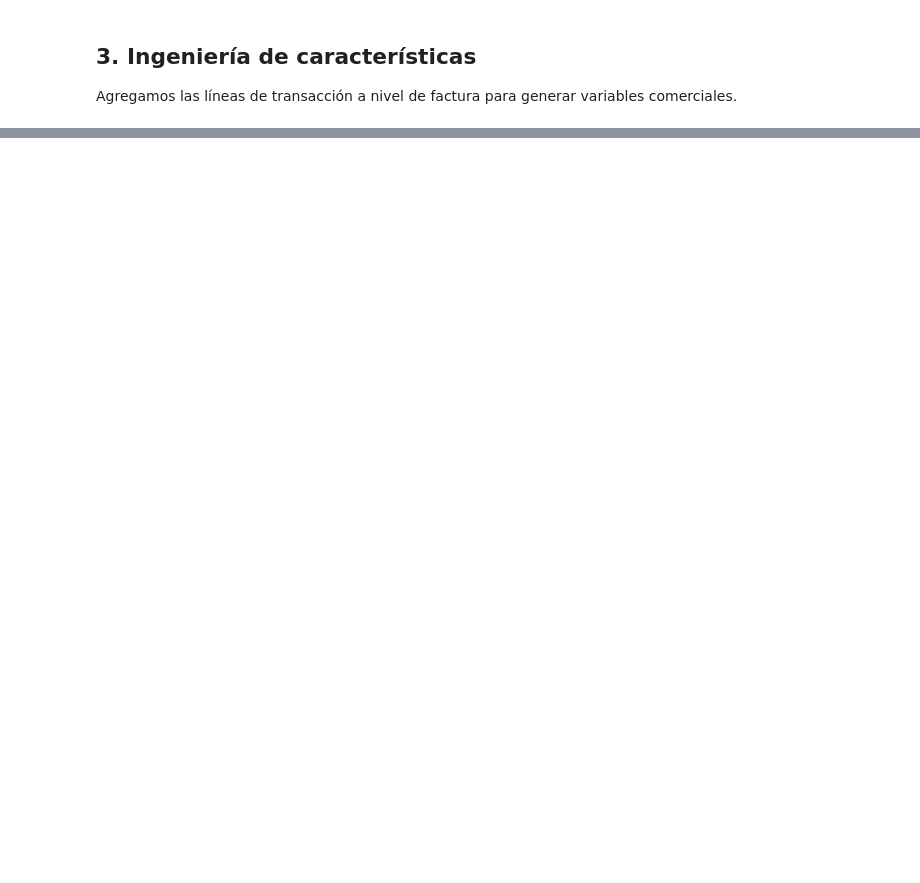
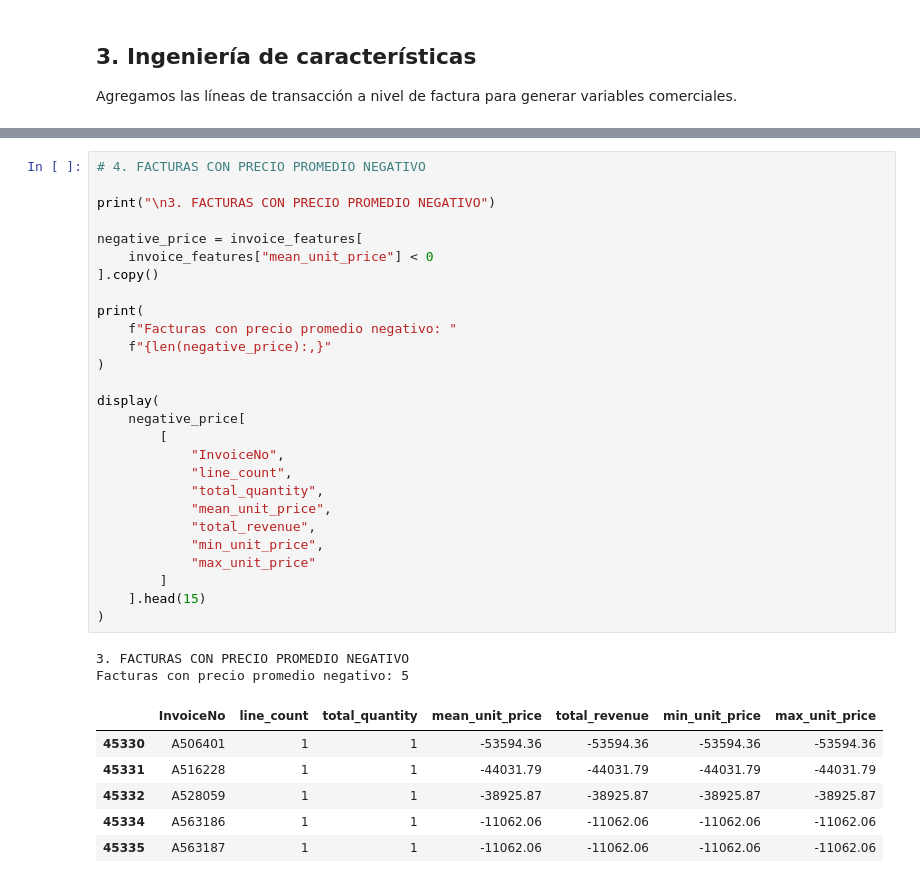
Before and after one commit to Milu2662/BI-PYMES-ML, a Jupyter notebook: notebook/03_feature_engineering.ipynb, the cells around one changed output, grey strips where cells are left out. Saved outputs shown, nothing was run; the diff lists cells and outputs as text; blank space fills up the shorter version.

```diff
--- a/notebook/03_feature_engineering.ipynb
+++ b/notebook/03_feature_engineering.ipynb
@@ -32,0 +213,36 @@ plt.tight_layout(); plt.savefig(PROJECT_DIR/"results/figures/invoice_revenue_dis
+# %%
+# 4. FACTURAS CON PRECIO PROMEDIO NEGATIVO
+
+print("\n3. FACTURAS CON PRECIO PROMEDIO NEGATIVO")
+
+negative_price = invoice_features[
+    invoice_features["mean_unit_price"] < 0
+].copy()
+
+print(
+    f"Facturas con precio promedio negativo: "
+    f"{len(negative_price):,}"
+)
+
+display(
+    negative_price[
+        [
+            "InvoiceNo",
+            "line_count",
+            "total_quantity",
+            "mean_unit_price",
+            "total_revenue",
+            "min_unit_price",
+            "max_unit_price"
+        ]
+    ].head(15)
+)
+# %% [output]
+3. FACTURAS CON PRECIO PROMEDIO NEGATIVO
+Facturas con precio promedio negativo: 5
+|  | InvoiceNo | line_count | total_quantity | mean_unit_price | total_revenue | min_unit_price | max_unit_price |
+| 45330 | A506401 | 1 | 1 | -53594.36 | -53594.36 | -53594.36 | -53594.36 |
+| 45331 | A516228 | 1 | 1 | -44031.79 | -44031.79 | -44031.79 | -44031.79 |
+| 45332 | A528059 | 1 | 1 | -38925.87 | -38925.87 | -38925.87 | -38925.87 |
+| 45334 | A563186 | 1 | 1 | -11062.06 | -11062.06 | -11062.06 | -11062.06 |
+| 45335 | A563187 | 1 | 1 | -11062.06 | -11062.06 | -11062.06 | -11062.06 |
```
Also changed, not shown: parts of 15 cells of this notebook.
